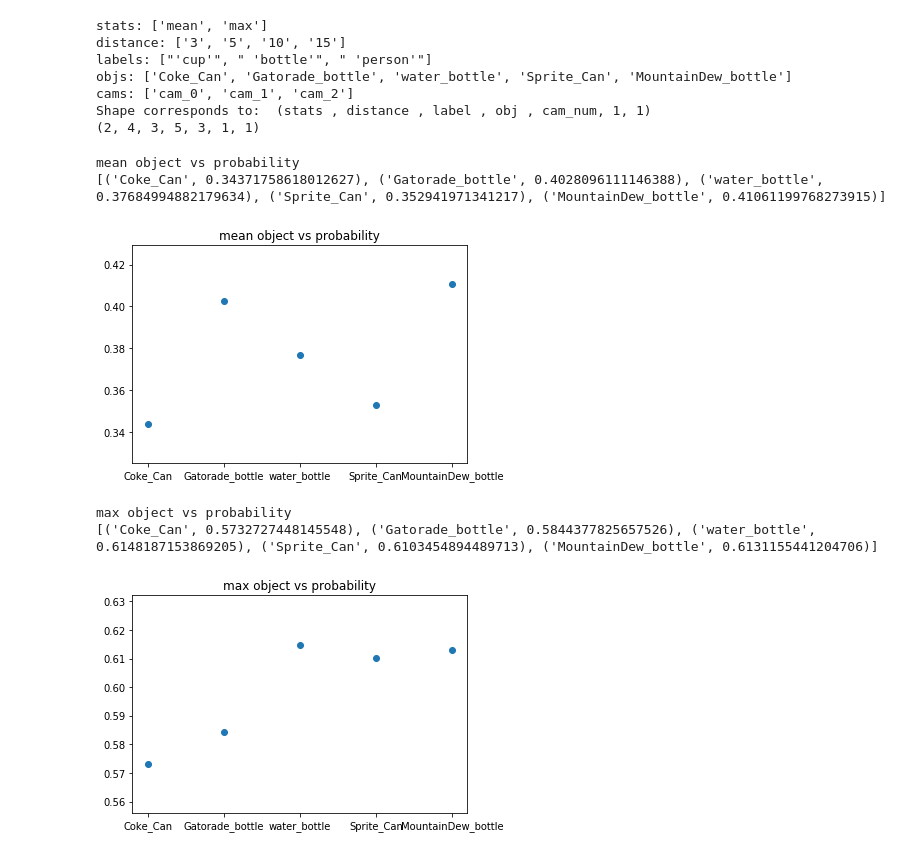
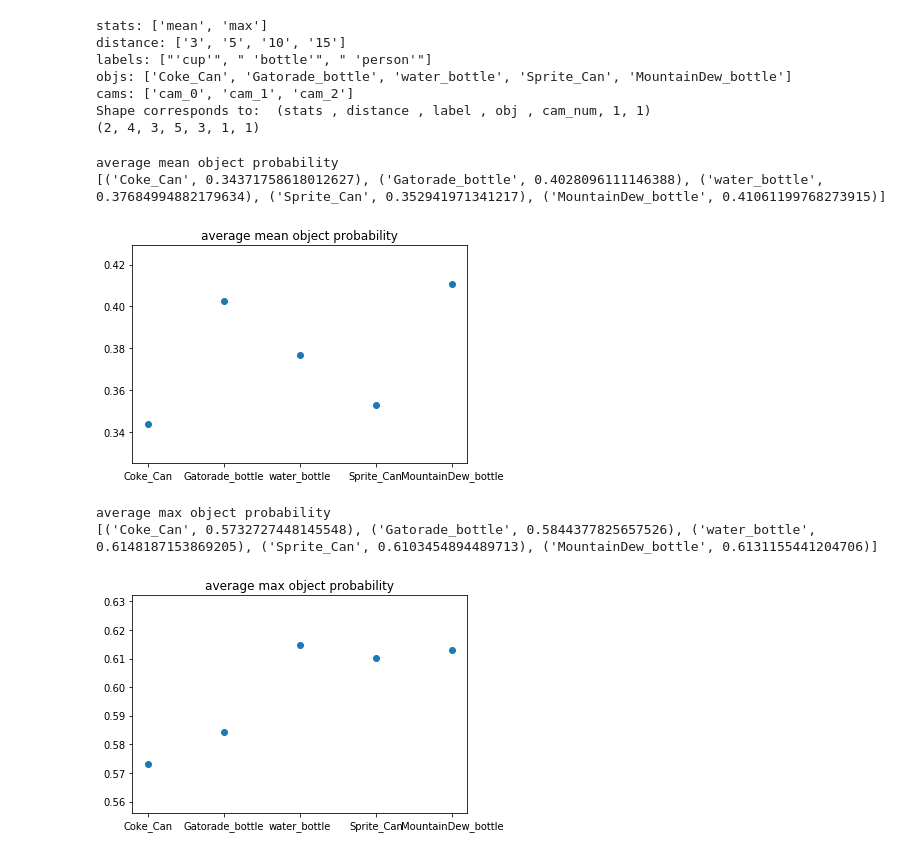
Before and after one commit to linklab-uva/iowt, a Jupyter notebook: benchmark_data_analysis.ipynb, the cells around one changed output. Cells and saved outputs as stored; diff of their text form; code cells hidden in the pictures.

```diff
--- a/benchmark_data_analysis.ipynb
+++ b/benchmark_data_analysis.ipynb
@@ -67,33 +63,33 @@ cams: ['cam_0', 'cam_1', 'cam_2']
 Shape corresponds to:  (stats , distance , label , obj , cam_num, 1, 1)
 (2, 4, 3, 5, 3, 1, 1)
 # %%
-title ="mean object vs probability"
+title ="average mean object probability"
 print(title)
 category_num = 3 #obj
 avg_prob = data[0] # 0 - mean, 1 - max
 avg_prob = np.mean(avg_prob, axis=tuple([i for i in range(avg_prob.ndim) if i != category_num - 1]))
 print(list(zip(data_categories[category_num], avg_prob)))
 plt.title(title)
 plt.xlabel = 'label'
 plt.ylabel = 'probability'
 plt.scatter(data_categories[category_num], avg_prob)
 plt.show()
 
-title ="max object vs probability"
+title ="average max object probability"
 print(title)
 avg_prob = data[1] # 0 - mean, 1 - max
 avg_prob = np.mean(avg_prob, axis=tuple([i for i in range(avg_prob.ndim) if i != category_num - 1]))
 print(list(zip(data_categories[category_num], avg_prob)))
 plt.title(title)
 plt.xlabel = 'label'
 plt.ylabel = 'probability'
 plt.scatter(data_categories[category_num], avg_prob)
 plt.show()
 # %% [output]
-mean object vs probability
+average mean object probability
 [('Coke_Can', 0.34371758618012627), ('Gatorade_bottle', 0.4028096111146388), ('water_bottle', 0.37684994882179634), ('Sprite_Can', 0.352941971341217), ('MountainDew_bottle', 0.41061199768273915)]
-[figure, old version]
+[figure, new version]
-max object vs probability
+average max object probability
 [('Coke_Can', 0.5732727448145548), ('Gatorade_bottle', 0.5844377825657526), ('water_bottle', 0.6148187153869205), ('Sprite_Can', 0.6103454894489713), ('MountainDew_bottle', 0.6131155441204706)]
-[figure, old version]
+[figure, new version]
 # %%
```
Also changed, not shown: parts of 5 cells of this notebook, 3 other files.
